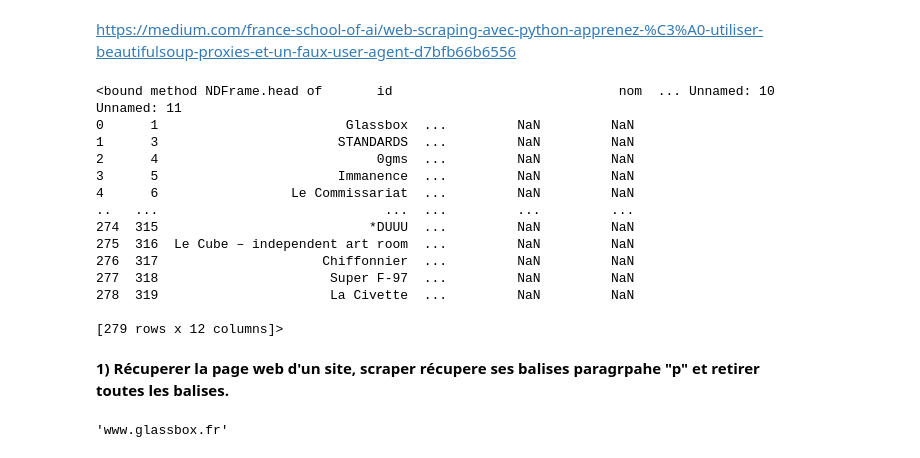
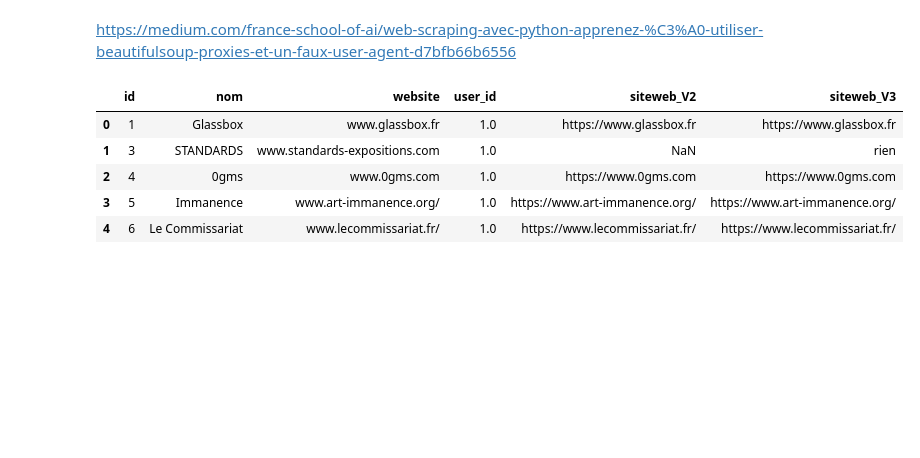
Before and after one commit to laab-orga/artist_run_spaces_marathon, a Jupyter notebook: Web/scrap_marathon_dbpedia.ipynb, the cells around one changed output. Cells and saved outputs as stored; diff of their text form; code cells hidden in the pictures; blank space fills up the shorter version.

```diff
--- a/Web/scrap_marathon_dbpedia.ipynb
+++ b/Web/scrap_marathon_dbpedia.ipynb
@@ -9,24 +14,10 @@ import pandas as pd
 # %%
-df=pd.read_csv('theo_lienWeb.csv', sep=',',encoding= "utf-8")
-df.head
+df=pd.read_csv('https://raw.githubusercontent.com/acanetti/Artist_Run_Spaces/master/Web/sarah_lienWeb_V1.csv', sep=',',encoding= "utf-8")
+df.head()
 # %% [output]
-<bound method NDFrame.head of       id                             nom  ... Unnamed: 10 Unnamed: 11
-0      1                        Glassbox  ...         NaN         NaN
-1      3                       STANDARDS  ...         NaN         NaN
-2      4                            0gms  ...         NaN         NaN
-3      5                       Immanence  ...         NaN         NaN
-4      6                 Le Commissariat  ...         NaN         NaN
-..   ...                             ...  ...         ...         ...
-274  315                           *DUUU  ...         NaN         NaN
-275  316  Le Cube – independent art room  ...         NaN         NaN
-276  317                     Chiffonnier  ...         NaN         NaN
-277  318                      Super F-97  ...         NaN         NaN
-278  319                      La Civette  ...         NaN         NaN
-
-[279 rows x 12 columns]>
+|  | id | nom | website | user_id | siteweb_V2 | siteweb_V3 |
+| 0 | 1 | Glassbox | www.glassbox.fr | 1.0 | https://www.glassbox.fr | https://www.glassbox.fr |
+| 1 | 3 | STANDARDS | www.standards-expositions.com | 1.0 | NaN | rien |
+| 2 | 4 | 0gms | www.0gms.com | 1.0 | https://www.0gms.com | https://www.0gms.com |
+| 3 | 5 | Immanence | www.art-immanence.org/ | 1.0 | https://www.art-immanence.org/ | https://www.art-immanence.org/ |
+| 4 | 6 | Le Commissariat | www.lecommissariat.fr/ | 1.0 | https://www.lecommissariat.fr/ | https://www.lecommissariat.fr/ |
-# %% [markdown]
-**1)  Récuperer la page web d'un site, scraper récupere ses balises paragrpahe "p" et retirer toutes les balises.**
-# %%
-df['website'][0]
-# %% [output]
-'www.glassbox.fr'
```
Also changed, not shown: parts of 24 cells of this notebook.
